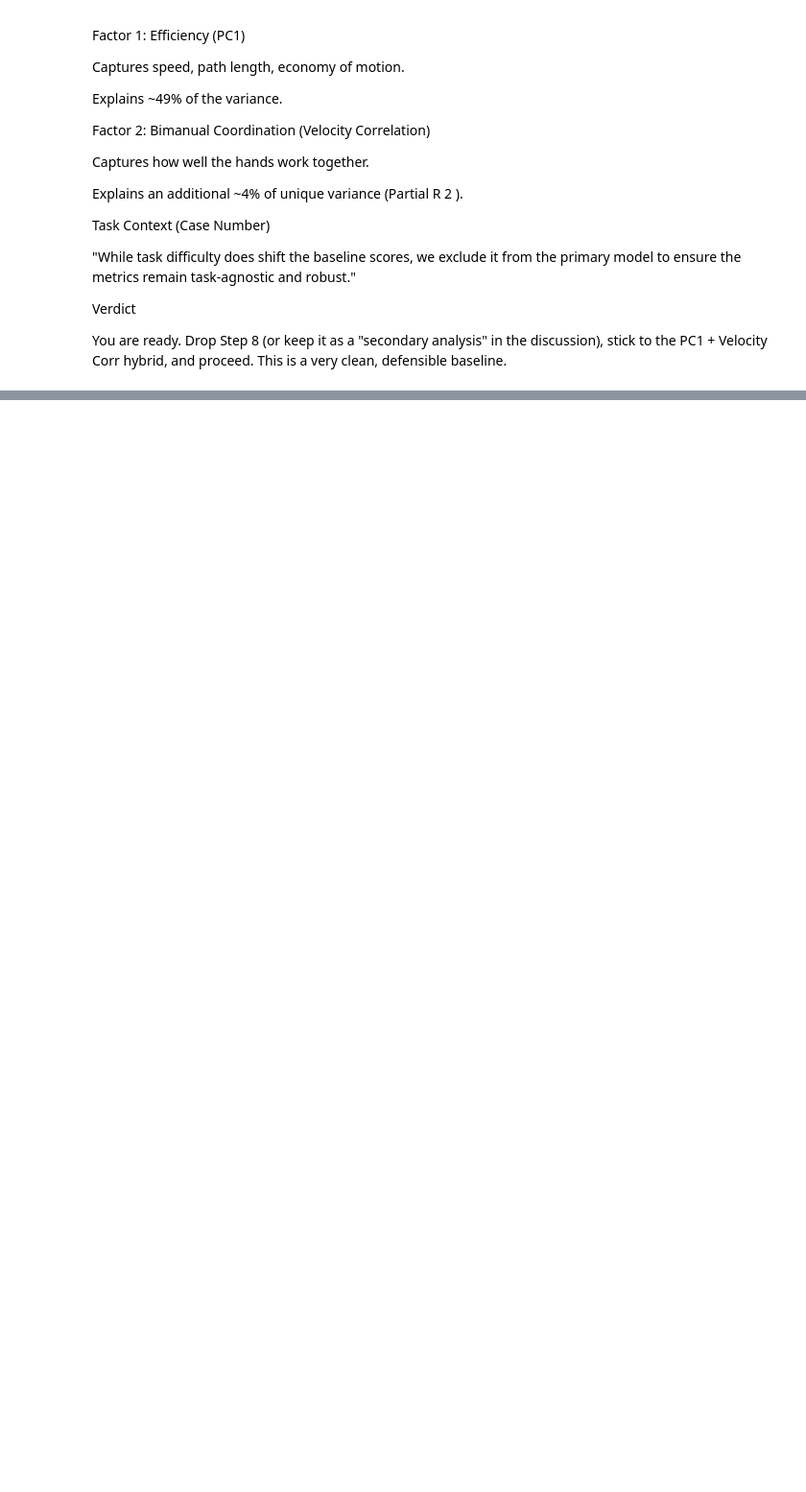
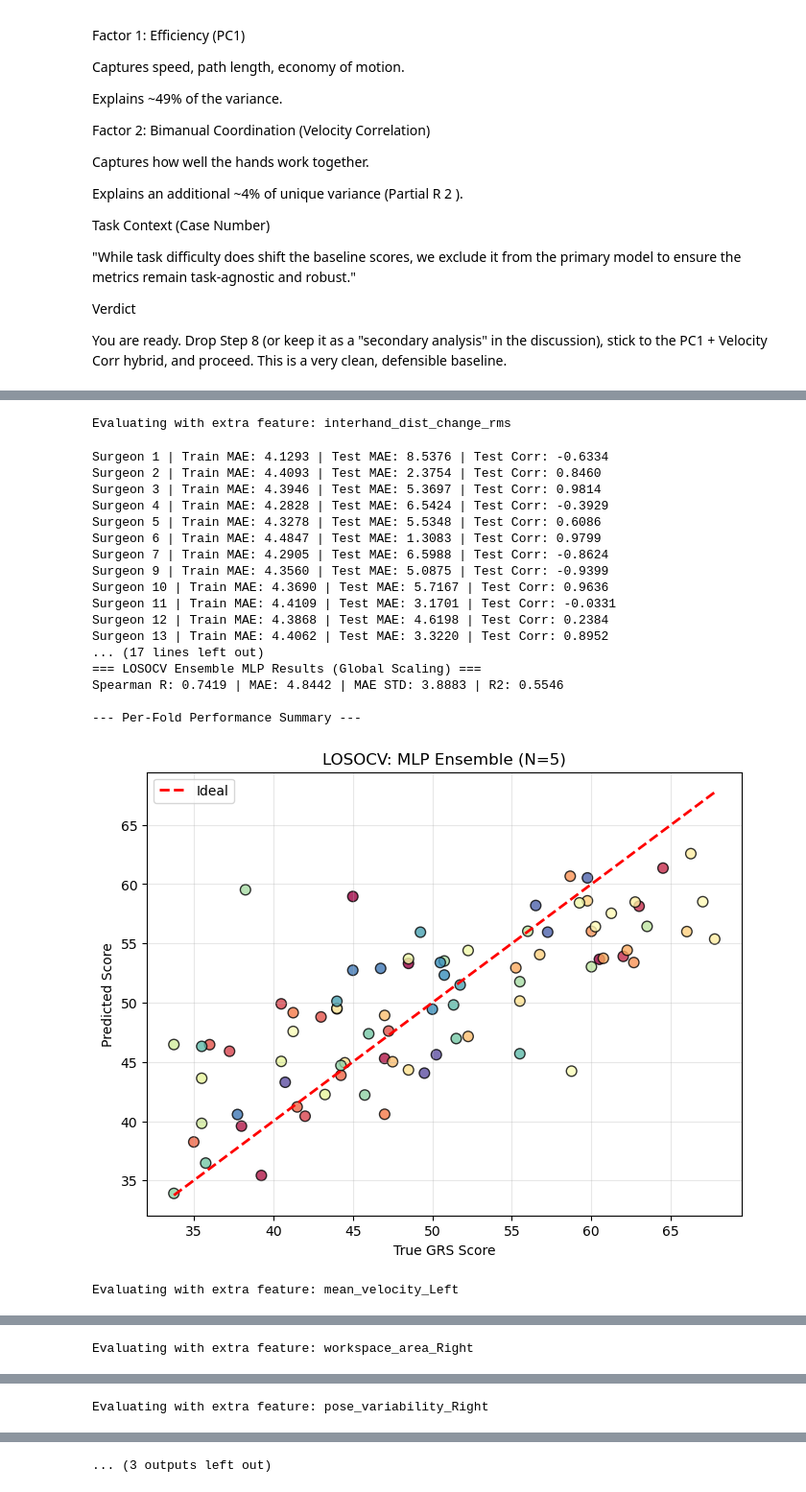
Before and after one commit to FinnWeikert/master-project, a Jupyter notebook: notebooks_final/final_baseline_models.ipynb, the cells around one changed output, grey strips where cells are left out. Shown at 96% size. Cells and saved outputs as stored; diff of their text form; code cells hidden in the pictures; blank space fills up the shorter version.

```diff
--- a/notebooks_final/final_baseline_models.ipynb
+++ b/notebooks_final/final_baseline_models.ipynb
@@ -410,0 +472,37 @@ You are ready. Drop Step 8 (or keep it as a "secondary analysis" in the discussi
+# %%
+from src_final.models.mlp_regressor import PyTorchMLPEnsemble
+from src_final.models.baseline_loso import evaluate_loso_mlp_ensemble
+features_to_try = ['interhand_dist_change_rms', 'mean_velocity_Left', 'workspace_area_Right', 'pose_variability_Right', 'fraction_tracked_Right']
+
+for f in features_to_try:
+    print(f"Evaluating with extra feature: {f}")
+    _, _, _ = evaluate_loso_mlp_ensemble(
+        model_class=PyTorchMLPEnsemble,
+        df=df_full,
+        primary_features=top_features,
+        extra_features=['velocity_corr', f],
+        model_params={'hidden_dim': 16, 'n_models': 5, 'dropout': 0.15, 'batch_size': 16},
+        pca_components=[0],
+        print_fold_metrics=True
+    )
+# %% [output]
+Evaluating with extra feature: interhand_dist_change_rms
+Surgeon 1 | Train MAE: 4.1293 | Test MAE: 8.5376 | Test Corr: -0.6334
+Surgeon 2 | Train MAE: 4.4093 | Test MAE: 2.3754 | Test Corr: 0.8460
+Surgeon 3 | Train MAE: 4.3946 | Test MAE: 5.3697 | Test Corr: 0.9814
+Surgeon 4 | Train MAE: 4.2828 | Test MAE: 6.5424 | Test Corr: -0.3929
+Surgeon 5 | Train MAE: 4.3278 | Test MAE: 5.5348 | Test Corr: 0.6086
+Surgeon 6 | Train MAE: 4.4847 | Test MAE: 1.3083 | Test Corr: 0.9799
+Surgeon 7 | Train MAE: 4.2905 | Test MAE: 6.5988 | Test Corr: -0.8624
+Surgeon 9 | Train MAE: 4.3560 | Test MAE: 5.0875 | Test Corr: -0.9399
+Surgeon 10 | Train MAE: 4.3690 | Test MAE: 5.7167 | Test Corr: 0.9636
+Surgeon 11 | Train MAE: 4.4109 | Test MAE: 3.1701 | Test Corr: -0.0331
+Surgeon 12 | Train MAE: 4.3868 | Test MAE: 4.6198 | Test Corr: 0.2384
+Surgeon 13 | Train MAE: 4.4062 | Test MAE: 3.3220 | Test Corr: 0.8952
+... (17 lines left out)
+=== LOSOCV Ensemble MLP Results (Global Scaling) ===
+Spearman R: 0.7419 | MAE: 4.8442 | MAE STD: 3.8883 | R2: 0.5546
+
+--- Per-Fold Performance Summary ---
+[figure, added]
+Evaluating with extra feature: mean_velocity_Left
@@ -410,0 +527 @@ You are ready. Drop Step 8 (or keep it as a "secondary analysis" in the discussi
+Evaluating with extra feature: workspace_area_Right
@@ -410,0 +546 @@ You are ready. Drop Step 8 (or keep it as a "secondary analysis" in the discussi
+Evaluating with extra feature: pose_variability_Right
@@ -410,0 +565 @@ You are ready. Drop Step 8 (or keep it as a "secondary analysis" in the discussi
+... (3 outputs left out)
```
Also changed, not shown: parts of 9 cells of this notebook, 7 other files.
